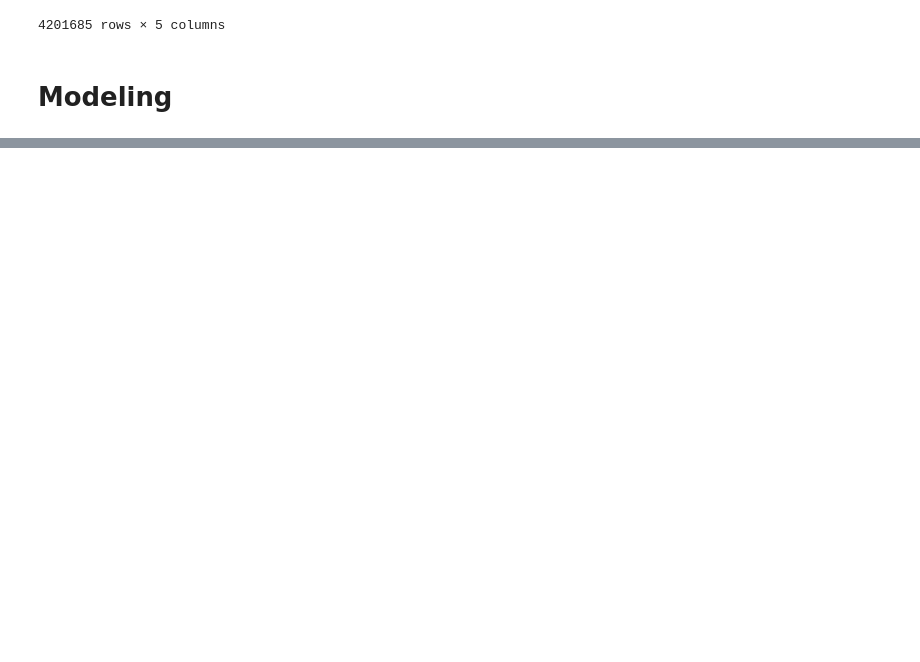
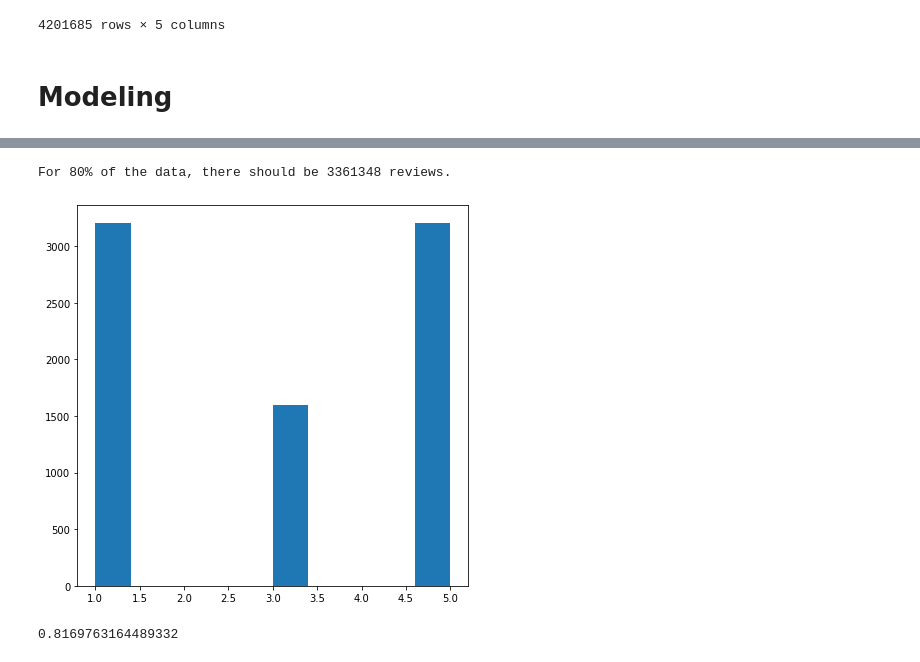
Before and after one commit to kylievo/yelp_reviews, a Jupyter notebook: Analysis.ipynb, the cells around one changed output, grey strips where cells are left out. Drawn from its saved outputs; the diff is of its cells as text; code cells hidden in the pictures; blank space fills up the shorter version.

Commit message:
What I have so far, look at train and test data

```diff
--- a/Analysis.ipynb
+++ b/Analysis.ipynb
@@ -109,0 +113,12 @@ rest_review_csvTOpd.rename(columns={"Unnamed: 0": "Index_From_review.JSON"})
+# %%
+one_star = rest_review_csvTOpd.loc[rest_review_csvTOpd['stars'] == 1.0]
+two_star = rest_review_csvTOpd.loc[rest_review_csvTOpd['stars'] == 2.0]
+three_star = rest_review_csvTOpd.loc[rest_review_csvTOpd['stars'] == 3.0]
+four_star = rest_review_csvTOpd.loc[rest_review_csvTOpd['stars'] == 4.0]
+five_star = rest_review_csvTOpd.loc[rest_review_csvTOpd['stars'] == 5.0]
+# %%
+# Figuring out what percentage of the "rest_review_csvTOpd" should be training data, and what percentage should be test data.
+num_train_data = int(rest_review_length * 0.8)
+print("For 80% of the data, there should be {} reviews.".format(num_train_data))
+# %% [output]
+For 80% of the data, there should be 3361348 reviews.
@@ -109,0 +132,7 @@ rest_review_csvTOpd.rename(columns={"Unnamed: 0": "Index_From_review.JSON"})
+# %%
+# Train data has equal amounts of each
+train_data = pd.concat([one_star.text[:1600], two_star.text[:1600], three_star.text[:1600], four_star.text[:1600], five_star.text[:1600]])
+train_labels = pd.concat([one_star.stars[:1600], one_star.stars[:1600], three_star.stars[:1600], five_star.stars[:1600], five_star.stars[:1600]])
+
+test_data = pd.concat([one_star.text[1600:1700], one_star.text[1600:1700], three_star.text[1600:1700], five_star.text[1600:1700], five_star.text[1600:1700]])
+test_labels = pd.concat([one_star.stars[1600:1700], one_star.stars[1600:1700], three_star.stars[1600:1700], five_star.stars[1600:1700], five_star.stars[1600:1700]])
@@ -110,4 +195,6 @@ rest_review_csvTOpd.rename(columns={"Unnamed: 0": "Index_From_review.JSON"})
 # %%
-plt.figure(figsize=(15,15))
-plt.hist(gp.stars, range = (1,5))
+plt.figure(figsize=(7,7))
+plt.hist(train_labels, range = (1,5), bins = 10)
 plt.show()
+# %% [output]
+[figure, added]
@@ -129,0 +207,9 @@ classifier.predict_proba(vtrain)
+# %%
+# Train LogisticRegression Classifier
+lr_classifier = LogisticRegression(C=0.07)
+lr_classifier.fit(vtrain, train_labels)
+train_predicted_labels = lr_classifier.predict(vdev)
+f1_score = metrics.f1_score(test_labels, train_predicted_labels, average = 'weighted')
+print(f1_score)
+# %% [output]
+0.8169763164489332
```
Also changed, not shown: parts of 16 cells of this notebook.
